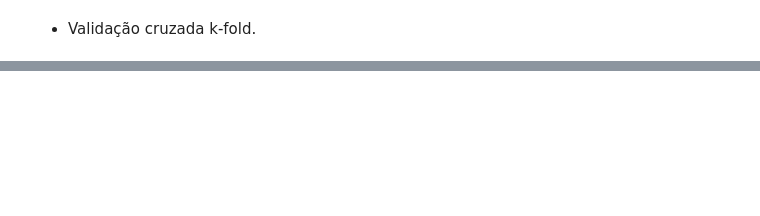
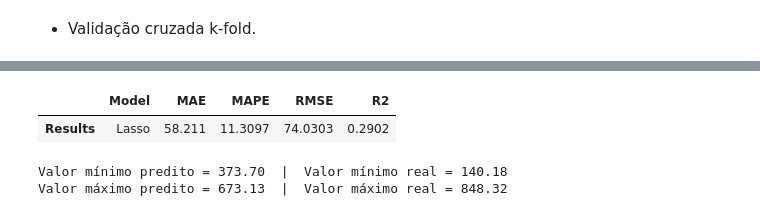
Before and after one commit to allmeidaapedro/Enem-Analysis, a Jupyter notebook: notebooks/3_modelling_desempenho.ipynb, the cells around one changed output, grey strips where cells are left out. Drawn from its saved outputs; the diff is of its cells as text; code cells hidden in the pictures; blank space fills up the shorter version.

```diff
--- a/notebooks/3_modelling_desempenho.ipynb
+++ b/notebooks/3_modelling_desempenho.ipynb
@@ -491,0 +653,2 @@ Training time: 0.1967 seconds
+# %%
+df_results = evaluate_regressor(y_test, y_pred, y_train_full, 'Lasso')
@@ -491,0 +663,11 @@ Training time: 0.1967 seconds
+# %%
+df_results
+# %% [output]
+|  | Model | MAE | MAPE | RMSE | R2 |
+| Results | Lasso | 58.211 | 11.3097 | 74.0303 | 0.2902 |
+# %%
+print(f'Valor mínimo predito = {round(y_pred.min(), 2):.2f}  |  Valor mínimo real = {round(y_test.min(), 2):.2f}')
+print(f'Valor máximo predito = {round(y_pred.max(), 2):.2f}  |  Valor máximo real = {round(y_test.max(), 2):.2f}')
+# %% [output]
+Valor mínimo predito = 373.70  |  Valor mínimo real = 140.18
+Valor máximo predito = 673.13  |  Valor máximo real = 848.32
```
Also changed, not shown: parts of 38 cells of this notebook, 2 other files.
